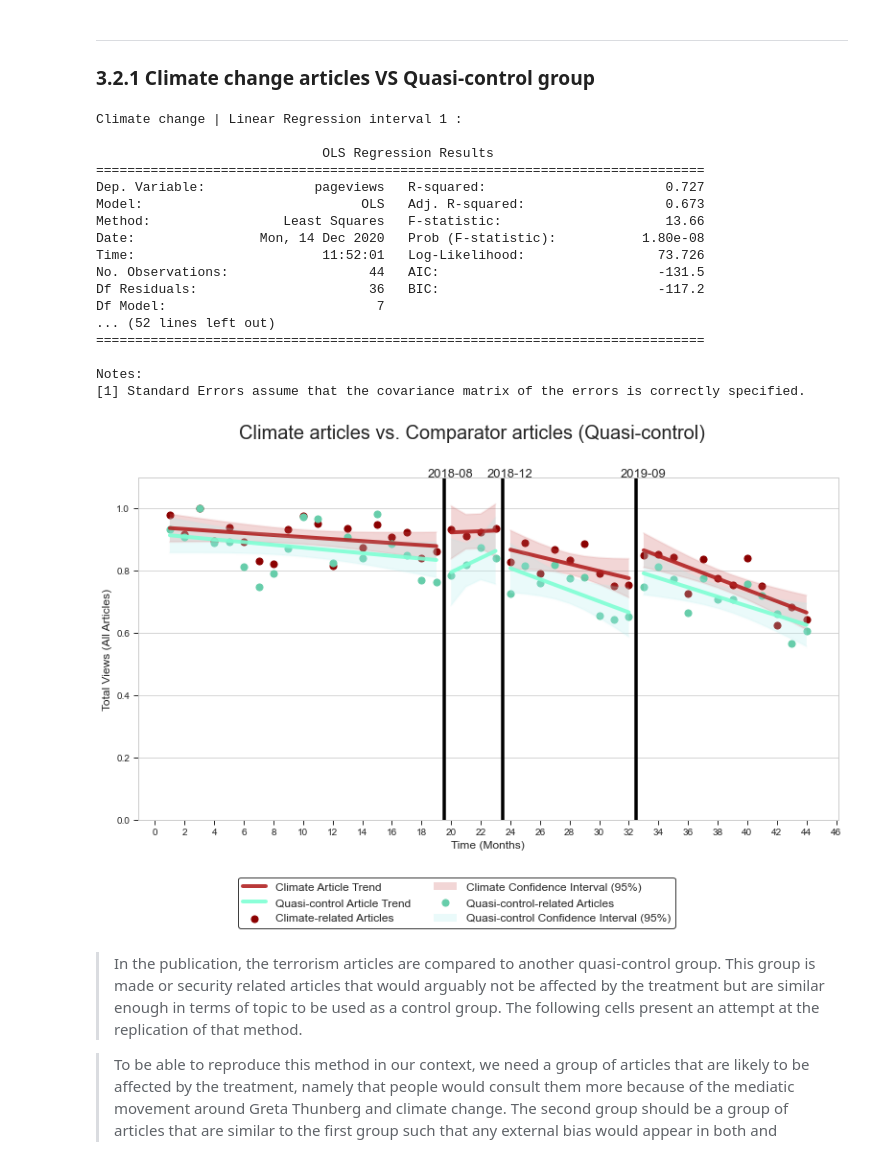
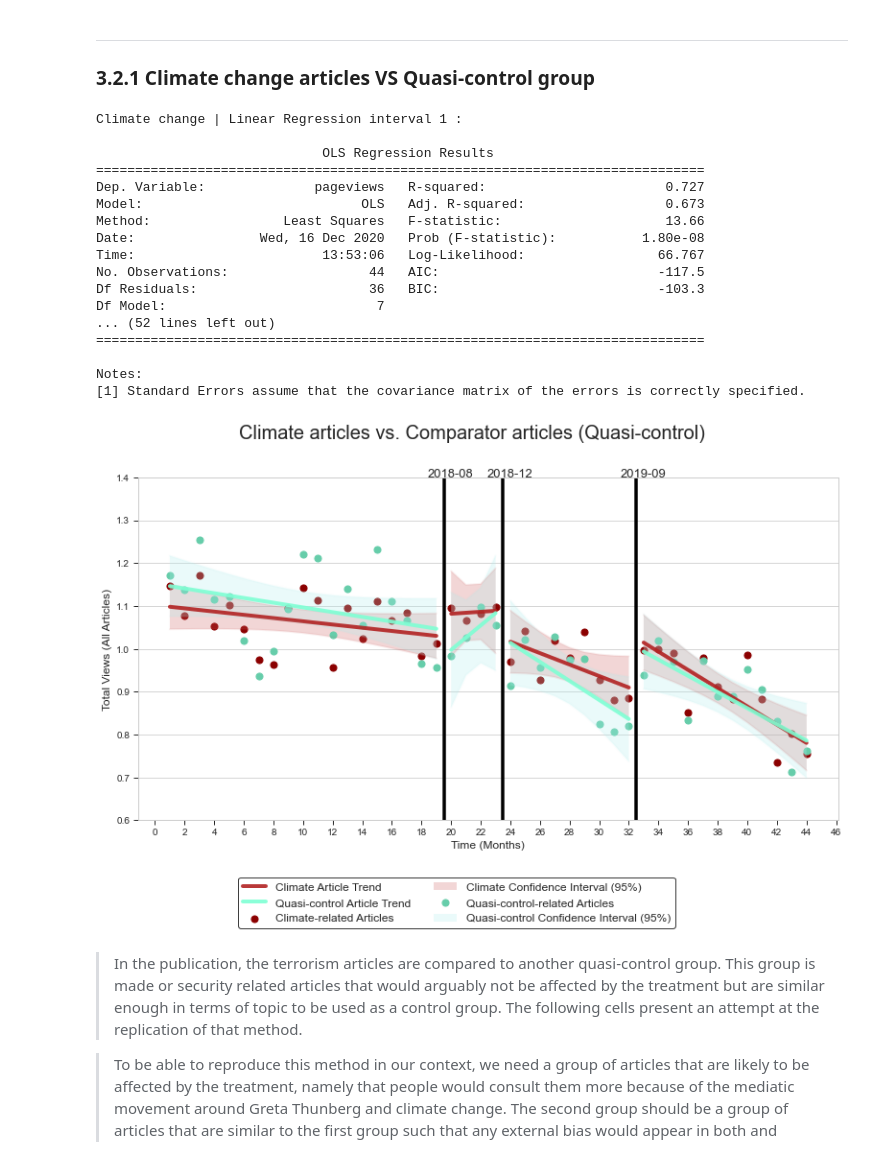
Before and after one commit to epfl-ada/ada-2020-project-milestone-p3-p3_tadaa, a Jupyter notebook: creative_extension.ipynb, the cells around one changed output. Cells and saved outputs as stored; diff of their text form; code cells hidden in the pictures.

```diff
--- a/creative_extension.ipynb
+++ b/creative_extension.ipynb
@@ -169,8 +166,8 @@ def aggregate(df, freq="MS", drop = None, events=INTERVALS, normalization=False)
 
     # Apply normalization (min-max)
     if normalization :
-        max_value = df["pageviews"].max()
-        df["pageviews"]=df["pageviews"].apply(lambda x: x/max_value)
+        norm_value = df["pageviews"].mean()
+        df["pageviews"]=df["pageviews"].apply(lambda x: x/norm_value)
 
     return df
 
@@ -565,40 +562,40 @@ def plot_comparator(dfs, lin_reg_res, params)  :
 #Use the function
 params={
     "title" : "Climate articles vs. Comparator articles (Quasi-control)",
     "xlabel" : "Time (Months)",
     "ylabel" : "Total Views (All Articles)",
     "filename" : "climate_vs_quasicontrol.png",
     "ci" : "95%",
     "names" : ("Climate","Quasi-control"),
     "intervals" : INTERVALS,
-    "bottom" : 0,
-    "top" : 1.1
+    "bottom" : 0.6,
+    "top" : 1.4
 }
 dfs=(sci_art_cc_agg, sci_art_control_agg)
 regs=(sci_art_cc_reg, sci_art_control_reg)
 plot_comparator(dfs=dfs, lin_reg_res=regs, params=params)
 
 print(f"Climate change | Linear Regression interval 1 :\n\n {sci_art_cc_reg['results'].summary()}\n\n")
 print(f"Quasi-control | Linear Regression interval 1 :\n\n {sci_art_control_reg['results'].summary()}\n\n")
 # %% [output]
 Climate change | Linear Regression interval 1 :
 
                              OLS Regression Results
 ==============================================================================
 Dep. Variable:              pageviews   R-squared:                       0.727
 Model:                            OLS   Adj. R-squared:                  0.673
 Method:                 Least Squares   F-statistic:                     13.66
-Date:                Mon, 14 Dec 2020   Prob (F-statistic):           1.80e-08
-Time:                        11:52:01   Log-Likelihood:                 73.726
-No. Observations:                  44   AIC:                            -131.5
-Df Residuals:                      36   BIC:                            -117.2
+Date:                Wed, 16 Dec 2020   Prob (F-statistic):           1.80e-08
+Time:                        13:53:06   Log-Likelihood:                 66.767
+No. Observations:                  44   AIC:                            -117.5
+Df Residuals:                      36   BIC:                            -103.3
 Df Model:                           7
 ... (52 lines left out)
 ==============================================================================
 
 Notes:
 [1] Standard Errors assume that the covariance matrix of the errors is correctly specified.
-[figure, old version]
+[figure, new version]
 # %% [markdown]
 >In the publication, the terrorism articles are compared to another quasi-control group. This group is made or security related articles that would arguably not be affected by the treatment but are similar enough in terms of topic to be used as a control group. The following cells present an attempt at the replication of that method.
 
```
Also changed, not shown: parts of 8 cells of this notebook, 8 other files.
